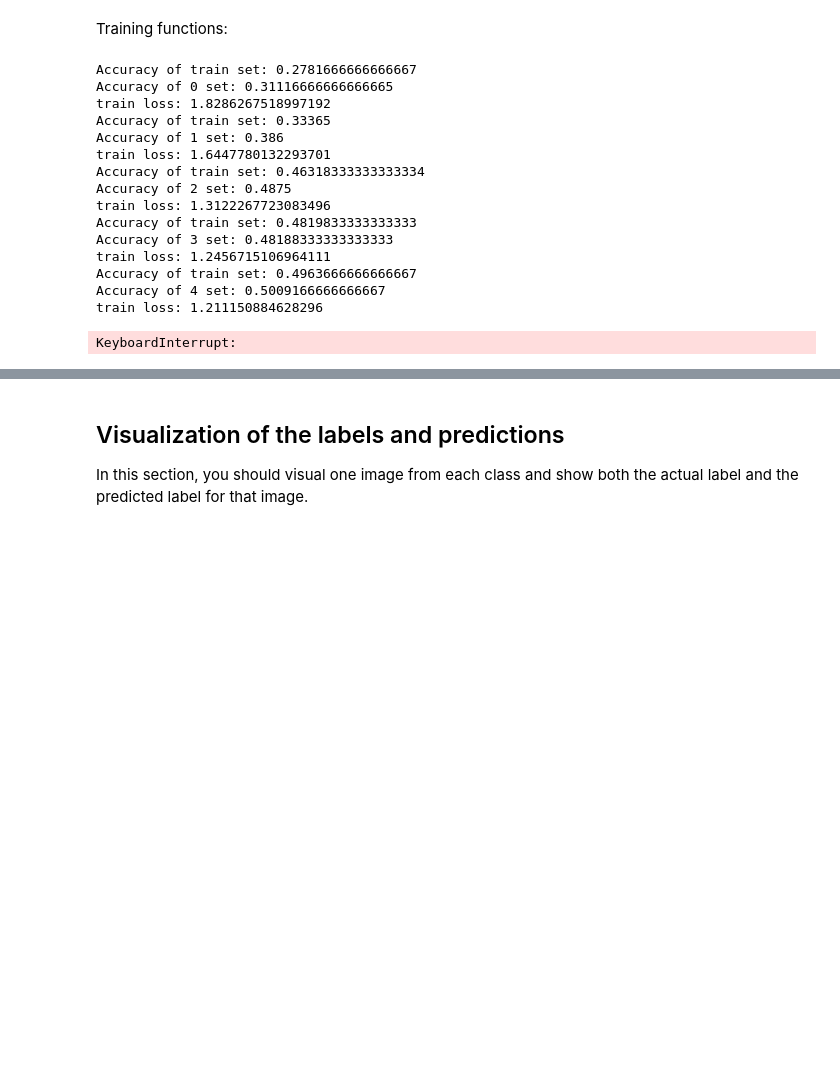
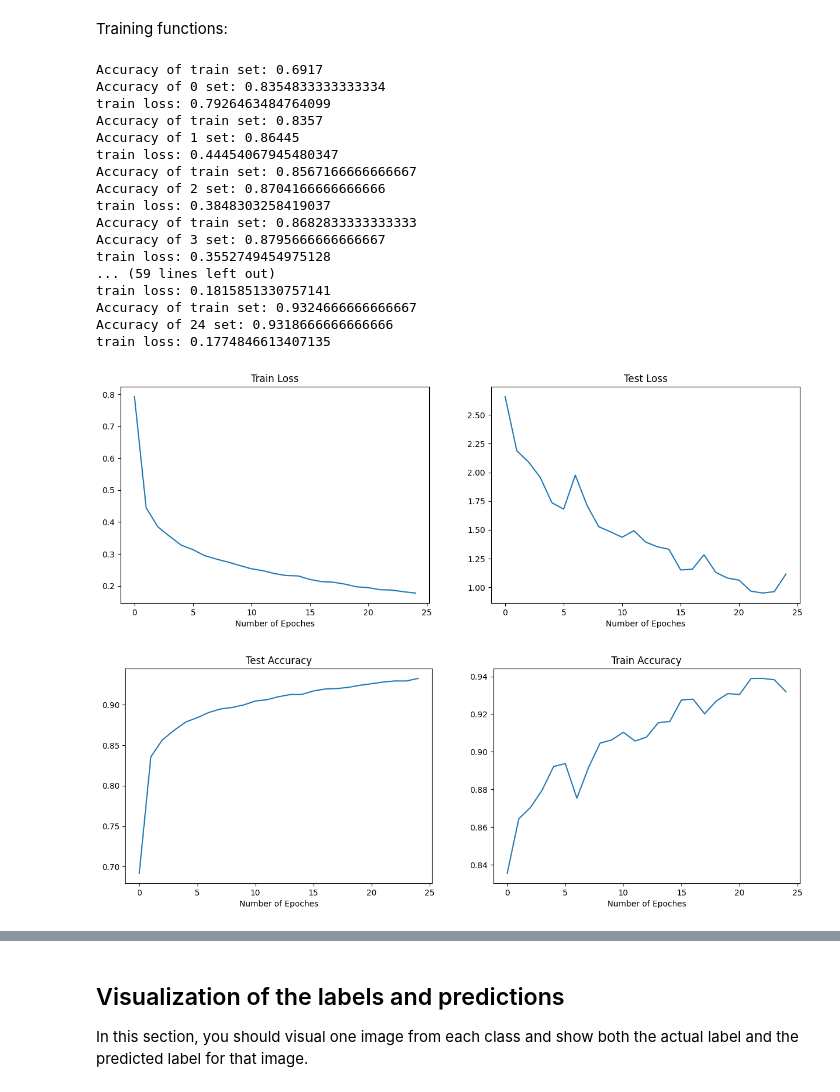
Before and after one commit to Gargantulax/IML_CHW03, a Jupyter notebook: HW-NN-Q1.ipynb, the cells around one changed output, grey strips where cells are left out. Saved outputs shown, nothing was run; the diff lists cells and outputs as text; code cells hidden in the pictures; blank space fills up the shorter version.

```diff
--- a/HW-NN-Q1.ipynb
+++ b/HW-NN-Q1.ipynb
@@ -195,7 +197,7 @@ Computing affine and relu outputs:
 # %%
 def affine_forward(x, w, b):
     ## FILL HERE
-    return torch.matmul(w.T, x) + b
+    return torch.matmul(x, w) + b.repeat(x.shape[0],1)
 
 
 def relu(x):
@@ -223,13 +222,7 @@ Implementing cross entropy loss:
 def cross_entropy_loss(scores, y):
     n = len(y)
     ## FILL HERE
-    result  = 0
-    for i in range(n):
-        s = 0
-        for c in range(num_classes):
-                s += torch.exp(scores[i][c])
-        result += torch.log(s) - scores[i][y[i]]
-    return result
+    return torch.sum(torch.log(torch.sum(torch.exp(scores), 1)) - scores[range(len(y)),y])
 # %% [markdown]
 Implementing a function for optimizing paramters and a function to zeroing out their gradients:
 # %%
@@ -353,10 +346,9 @@ def train_model(dataloaders, num_epochs, learning_rate=0.001, model_name='pytorc
         test_accuracies.append(test_acc.item())
         print("train loss: " + str(train_loss.item()))
 
-
+    return train_losses, test_losses, train_accuracies, test_accuracies
     ## plot the loss history of training and test sets
     ## FILL HERE
-    plt.plot(range(num_epochs), train_loss)
 
     ## plot the accuracy history of training and test sets
     ## FILL HERE
@@ -365,23 +357,49 @@ def train_model(dataloaders, num_epochs, learning_rate=0.001, model_name='pytorc
 
 num_epochs=25
 learning_rate=0.005
-train_model([train_loader, test_loader], num_epochs, learning_rate)
+train_losses, test_losses, train_accuracies, test_accuracies = train_model([train_loader, test_loader], num_epochs, learning_rate)
 # %% [output]
-Accuracy of train set: 0.2781666666666667
-Accuracy of 0 set: 0.31116666666666665
-train loss: 1.8286267518997192
-Accuracy of train set: 0.33365
-Accuracy of 1 set: 0.386
-train loss: 1.6447780132293701
-Accuracy of train set: 0.46318333333333334
-Accuracy of 2 set: 0.4875
-train loss: 1.3122267723083496
-Accuracy of train set: 0.4819833333333333
-Accuracy of 3 set: 0.48188333333333333
-train loss: 1.2456715106964111
-Accuracy of train set: 0.4963666666666667
-Accuracy of 4 set: 0.5009166666666667
-train loss: 1.211150884628296
+Accuracy of train set: 0.6917
+Accuracy of 0 set: 0.8354833333333334
+train loss: 0.7926463484764099
+Accuracy of train set: 0.8357
+Accuracy of 1 set: 0.86445
+train loss: 0.44454067945480347
+Accuracy of train set: 0.8567166666666667
+Accuracy of 2 set: 0.8704166666666666
+train loss: 0.3848303258419037
+Accuracy of train set: 0.8682833333333333
+Accuracy of 3 set: 0.8795666666666667
+train loss: 0.3552749454975128
+... (59 lines left out)
+train loss: 0.1815851330757141
+Accuracy of train set: 0.9324666666666667
+Accuracy of 24 set: 0.9318666666666666
+train loss: 0.1774846613407135
-KeyboardInterrupt:
+# %%
+plt.figure().set_figwidth(15)
+plt.subplot(1, 2, 1)
+plt.plot(train_losses)
+plt.title("Train Loss")
+plt.xlabel("Number of Epoches")
+plt.subplot(1, 2, 2)
+plt.plot(test_losses)
+plt.title("Test Loss")
+plt.xlabel("Number of Epoches")
+plt.show()
+
+plt.figure().set_figwidth(15)
+plt.subplot(1, 2, 1)
+plt.plot(train_accuracies)
+plt.title("Test Accuracy")
+plt.xlabel("Number of Epoches")
+plt.subplot(1, 2, 2)
+plt.plot(test_accuracies)
+plt.title("Train Accuracy")
+plt.xlabel("Number of Epoches")
+plt.show()
+# %% [output]
+[figure, added]
+[figure, added]
 # %%
 print(f'Final test accuracy: {test_accuracies[-1]}')
```
Also changed, not shown: parts of 6 cells of this notebook.
